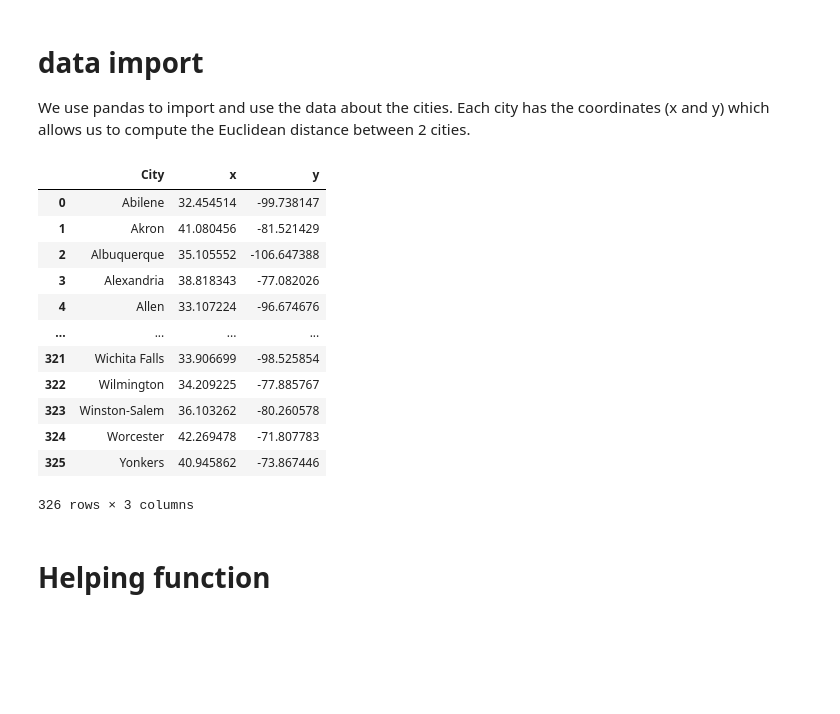
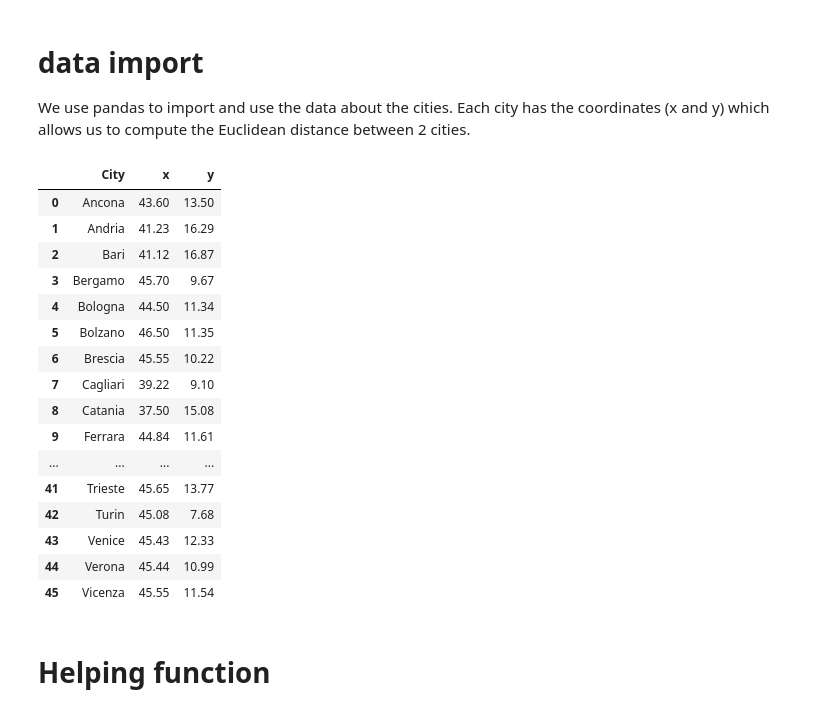
Before and after one commit to Andrea-1704/Traveling_Salesman_Problem, a Jupyter notebook: LAB2.ipynb, the cells around one changed output. Drawn from its saved outputs; the diff is of its cells as text; code cells hidden in the pictures; blank space fills up the shorter version.

```diff
--- a/LAB2.ipynb
+++ b/LAB2.ipynb
@@ -26,22 +27,26 @@ from geopy.distance import geodesic
 We use pandas to import and use the data about the cities.
 Each city has the coordinates (x and y) which allows us to compute the Euclidean distance between 2 cities.
 # %%
-cities = pd.read_csv('cities/us.csv', header=None, names=['City', 'x', 'y'])
+cities = pd.read_csv('cities/italy.csv', header=None, names=['City', 'x', 'y'])
 cities
 # %% [output]
 |  | City | x | y |
-| 0 | Abilene | 32.454514 | -99.738147 |
-| 1 | Akron | 41.080456 | -81.521429 |
-| 2 | Albuquerque | 35.105552 | -106.647388 |
-| 3 | Alexandria | 38.818343 | -77.082026 |
-| 4 | Allen | 33.107224 | -96.674676 |
+| 0 | Ancona | 43.60 | 13.50 |
+| 1 | Andria | 41.23 | 16.29 |
+| 2 | Bari | 41.12 | 16.87 |
+| 3 | Bergamo | 45.70 | 9.67 |
+| 4 | Bologna | 44.50 | 11.34 |
+| 5 | Bolzano | 46.50 | 11.35 |
+| 6 | Brescia | 45.55 | 10.22 |
+| 7 | Cagliari | 39.22 | 9.10 |
+| 8 | Catania | 37.50 | 15.08 |
+| 9 | Ferrara | 44.84 | 11.61 |
 | ... | ... | ... | ... |
-| 321 | Wichita Falls | 33.906699 | -98.525854 |
-| 322 | Wilmington | 34.209225 | -77.885767 |
-| 323 | Winston‐Salem | 36.103262 | -80.260578 |
-| 324 | Worcester | 42.269478 | -71.807783 |
-| 325 | Yonkers | 40.945862 | -73.867446 |
+| 41 | Trieste | 45.65 | 13.77 |
+| 42 | Turin | 45.08 | 7.68 |
+| 43 | Venice | 45.43 | 12.33 |
+| 44 | Verona | 45.44 | 10.99 |
+| 45 | Vicenza | 45.55 | 11.54 |
-326 rows × 3 columns
 # %% [markdown]
 # Helping function
 # %% [markdown]
```
Also changed, not shown: parts of 31 cells of this notebook, 1 other file.
